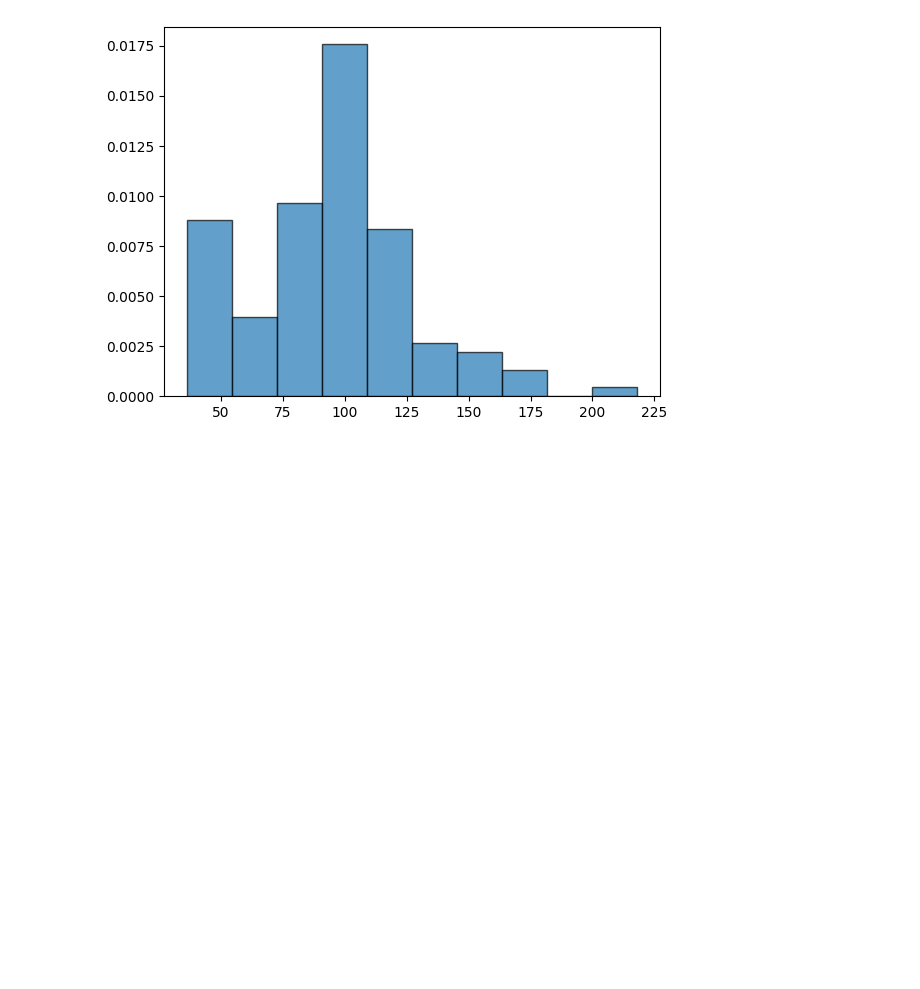
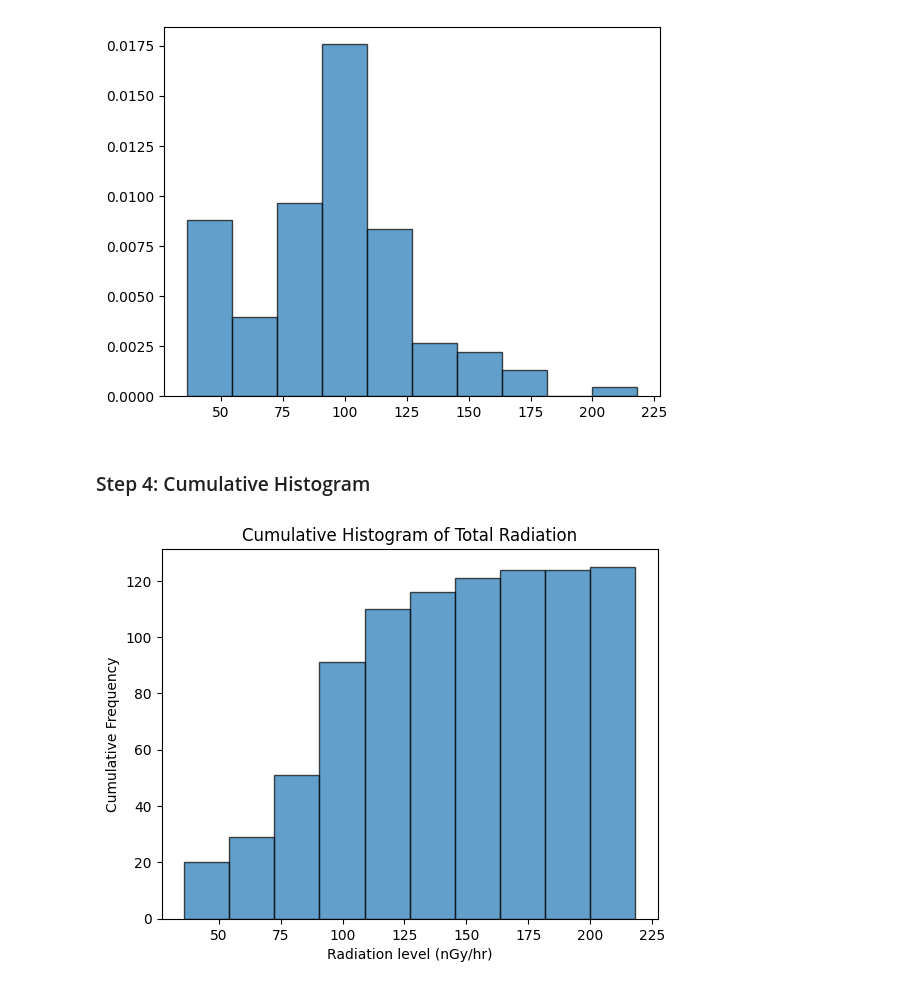
Before and after one commit to sandeept252/Geostatistics, a Jupyter notebook: CROATRAD.ipynb, the cells around one changed output. Saved outputs shown, nothing was run; the diff lists cells and outputs as text; code cells hidden in the pictures; blank space fills up the shorter version.

Commit message:
Added Cumulative Histograms and Multiple Histograms in a single plot

```diff
--- a/CROATRAD.ipynb
+++ b/CROATRAD.ipynb
@@ -307,3 +309,15 @@ plt.hist(df["Total"], bins = 10, density = True, edgecolor = "black", alpha = 0.
 plt.show()
 # %% [output]
 [figure]
+# %% [markdown]
+### Step 4: Cumulative Histogram
+# %%
+plt.hist(df["Total"], bins = 10, cumulative = True, edgecolor = "black", alpha = 0.7)
+
+plt.xlabel("Radiation level (nGy/hr)")
+plt.ylabel("Cumulative Frequency")
+plt.title("Cumulative Histogram of Total Radiation")
+
+plt.show()
+# %% [output]
+[figure, added]
```
Also changed, not shown: parts of 13 cells of this notebook.
